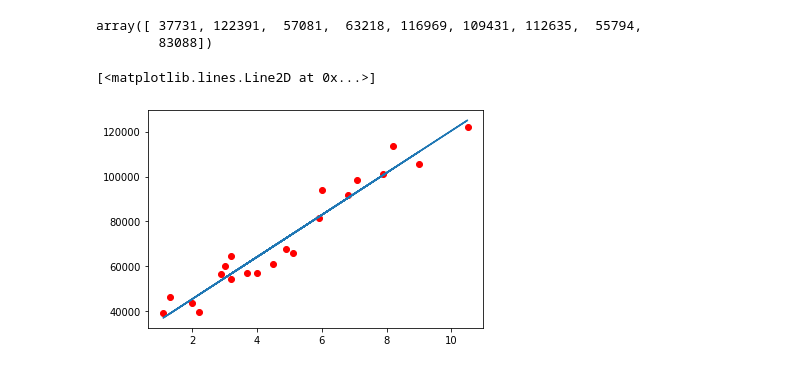
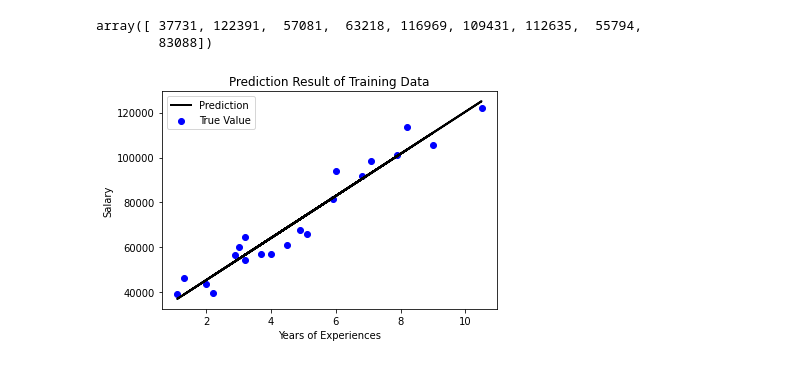
Before and after one commit to VinayakDubey07/Machine-learning, a Jupyter notebook: ML_LAB_4.ipynb, the cells around one changed output. Saved outputs shown, nothing was run; the diff lists cells and outputs as text; code cells hidden in the pictures.

```diff
--- a/ML_LAB_4.ipynb
+++ b/ML_LAB_4.ipynb
@@ -78,9 +78,16 @@ y_test
 # %% [output]
 array([ 37731, 122391,  57081,  63218, 116969, 109431, 112635,  55794,
         83088])
-# %%
-plt.scatter(X_train, y_train, color='red')
-plt.plot(X_train, model.predict(X_train))
-# %% [output]
-[<matplotlib.lines.Line2D at 0x...>]
-[figure, removed]
+# %%
+y_train_pred = model.predict(X_train)
+
+plt.figure()
+plt.scatter(X_train, y_train, color='blue', label="True Value")
+plt.plot(X_train, y_train_pred, color='black', linewidth=2, label="Prediction")
+plt.xlabel("Years of Experiences")
+plt.ylabel("Salary")
+plt.title('Prediction Result of Training Data')
+plt.legend()
+plt.show()
+# %% [output]
+[figure, added]
```
Also changed, not shown: parts of 1 cell of this notebook.
